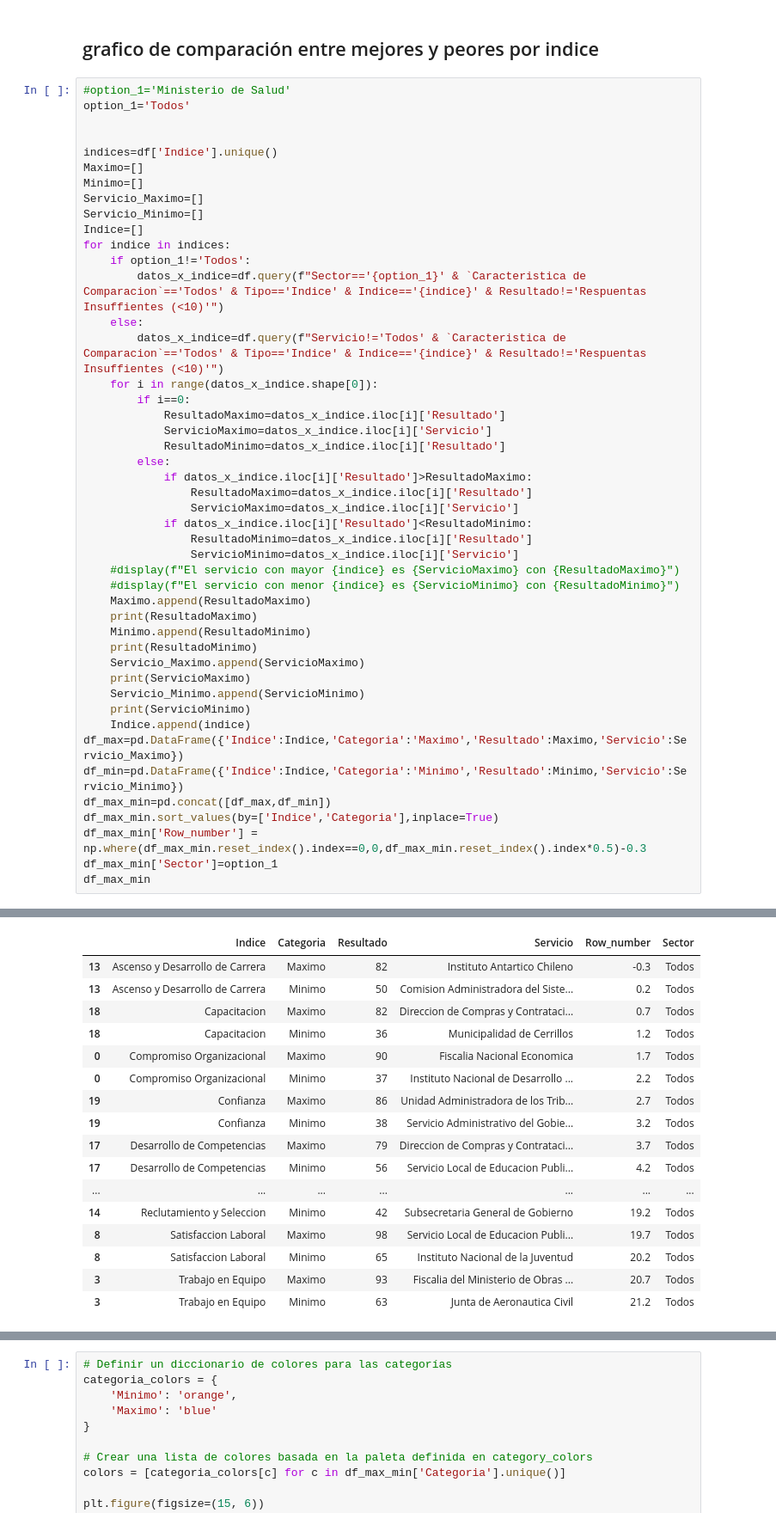
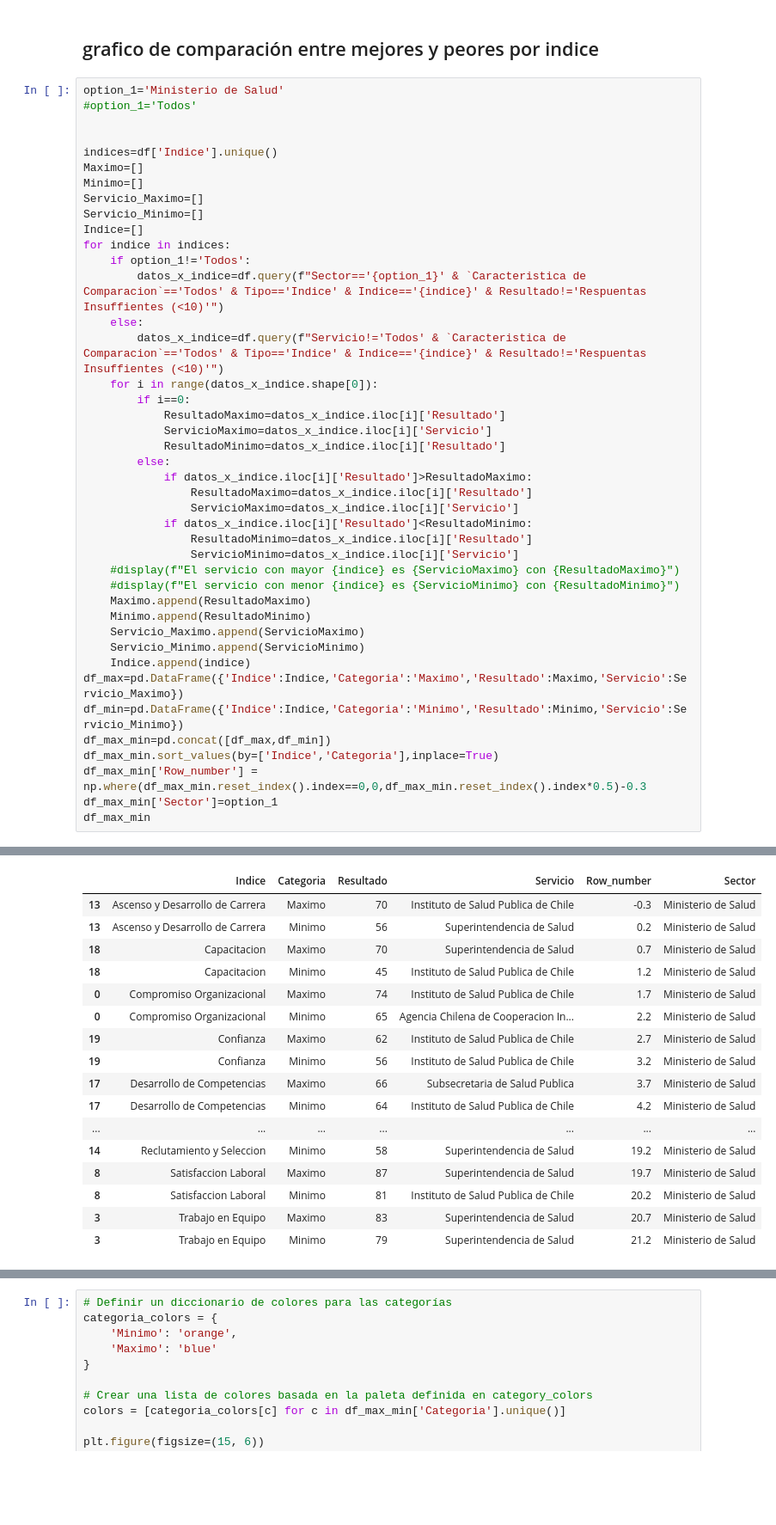
Before and after one commit to cgonzalezavalos/encuesta, a Jupyter notebook: EncuestaFuncionariosPublicos.ipynb, the cells around one changed output, grey strips where cells are left out. Shown at 86% size. Cells and saved outputs as stored; diff of their text form; blank space fills up the shorter version.

```diff
--- a/EncuestaFuncionariosPublicos.ipynb
+++ b/EncuestaFuncionariosPublicos.ipynb
@@ -185,8 +185,8 @@ df.query("`Servicio`=='Todos' & `Caracteristica de Comparacion`=='Todos' & Tipo=
 # %% [markdown]
 ## grafico de comparación entre mejores y peores por indice
 # %%
-#option_1='Ministerio de Salud'
-option_1='Todos'
+option_1='Ministerio de Salud'
+#option_1='Todos'
 
 
 indices=df['Indice'].unique()
@@ -215,13 +215,9 @@ for indice in indices:
     #display(f"El servicio con mayor {indice} es {ServicioMaximo} con {ResultadoMaximo}")
     #display(f"El servicio con menor {indice} es {ServicioMinimo} con {ResultadoMinimo}")
     Maximo.append(ResultadoMaximo)
-    print(ResultadoMaximo)
     Minimo.append(ResultadoMinimo)
-    print(ResultadoMinimo)
     Servicio_Maximo.append(ServicioMaximo)
-    print(ServicioMaximo)
     Servicio_Minimo.append(ServicioMinimo)
-    print(ServicioMinimo)
     Indice.append(indice)
 df_max=pd.DataFrame({'Indice':Indice,'Categoria':'Maximo','Resultado':Maximo,'Servicio':Servicio_Maximo})
 df_min=pd.DataFrame({'Indice':Indice,'Categoria':'Minimo','Resultado':Minimo,'Servicio':Servicio_Minimo})
@@ -251,17 +230,17 @@ Agencia Chilena de Cooperacion Internacional para el Desarrollo
 |  | Indice | Categoria | Resultado | Servicio | Row_number | Sector |
-| 13 | Ascenso y Desarrollo de Carrera | Maximo | 82 | Instituto Antartico Chileno | -0.3 | Todos |
-| 13 | Ascenso y Desarrollo de Carrera | Minimo | 50 | Comision Administradora del Siste... | 0.2 | Todos |
-| 18 | Capacitacion | Maximo | 82 | Direccion de Compras y Contrataci... | 0.7 | Todos |
-| 18 | Capacitacion | Minimo | 36 | Municipalidad de Cerrillos | 1.2 | Todos |
-| 0 | Compromiso Organizacional | Maximo | 90 | Fiscalia Nacional Economica | 1.7 | Todos |
-| 0 | Compromiso Organizacional | Minimo | 37 | Instituto Nacional de Desarrollo ... | 2.2 | Todos |
-| 19 | Confianza | Maximo | 86 | Unidad Administradora de los Trib... | 2.7 | Todos |
-| 19 | Confianza | Minimo | 38 | Servicio Administrativo del Gobie... | 3.2 | Todos |
-| 17 | Desarrollo de Competencias | Maximo | 79 | Direccion de Compras y Contrataci... | 3.7 | Todos |
-| 17 | Desarrollo de Competencias | Minimo | 56 | Servicio Local de Educacion Publi... | 4.2 | Todos |
+| 13 | Ascenso y Desarrollo de Carrera | Maximo | 70 | Instituto de Salud Publica de Chile | -0.3 | Ministerio de Salud |
+| 13 | Ascenso y Desarrollo de Carrera | Minimo | 56 | Superintendencia de Salud | 0.2 | Ministerio de Salud |
+| 18 | Capacitacion | Maximo | 70 | Superintendencia de Salud | 0.7 | Ministerio de Salud |
+| 18 | Capacitacion | Minimo | 45 | Instituto de Salud Publica de Chile | 1.2 | Ministerio de Salud |
+| 0 | Compromiso Organizacional | Maximo | 74 | Instituto de Salud Publica de Chile | 1.7 | Ministerio de Salud |
+| 0 | Compromiso Organizacional | Minimo | 65 | Agencia Chilena de Cooperacion In... | 2.2 | Ministerio de Salud |
+| 19 | Confianza | Maximo | 62 | Instituto de Salud Publica de Chile | 2.7 | Ministerio de Salud |
+| 19 | Confianza | Minimo | 56 | Instituto de Salud Publica de Chile | 3.2 | Ministerio de Salud |
+| 17 | Desarrollo de Competencias | Maximo | 66 | Subsecretaria de Salud Publica | 3.7 | Ministerio de Salud |
+| 17 | Desarrollo de Competencias | Minimo | 64 | Instituto de Salud Publica de Chile | 4.2 | Ministerio de Salud |
 | ... | ... | ... | ... | ... | ... | ... |
-| 14 | Reclutamiento y Seleccion | Minimo | 42 | Subsecretaria General de Gobierno | 19.2 | Todos |
-| 8 | Satisfaccion Laboral | Maximo | 98 | Servicio Local de Educacion Publi... | 19.7 | Todos |
-| 8 | Satisfaccion Laboral | Minimo | 65 | Instituto Nacional de la Juventud | 20.2 | Todos |
-| 3 | Trabajo en Equipo | Maximo | 93 | Fiscalia del Ministerio de Obras ... | 20.7 | Todos |
-| 3 | Trabajo en Equipo | Minimo | 63 | Junta de Aeronautica Civil | 21.2 | Todos |
+| 14 | Reclutamiento y Seleccion | Minimo | 58 | Superintendencia de Salud | 19.2 | Ministerio de Salud |
+| 8 | Satisfaccion Laboral | Maximo | 87 | Superintendencia de Salud | 19.7 | Ministerio de Salud |
+| 8 | Satisfaccion Laboral | Minimo | 81 | Instituto de Salud Publica de Chile | 20.2 | Ministerio de Salud |
+| 3 | Trabajo en Equipo | Maximo | 83 | Superintendencia de Salud | 20.7 | Ministerio de Salud |
+| 3 | Trabajo en Equipo | Minimo | 79 | Superintendencia de Salud | 21.2 | Ministerio de Salud |
```
Also changed, not shown: parts of 5 cells of this notebook, 1 other file.
